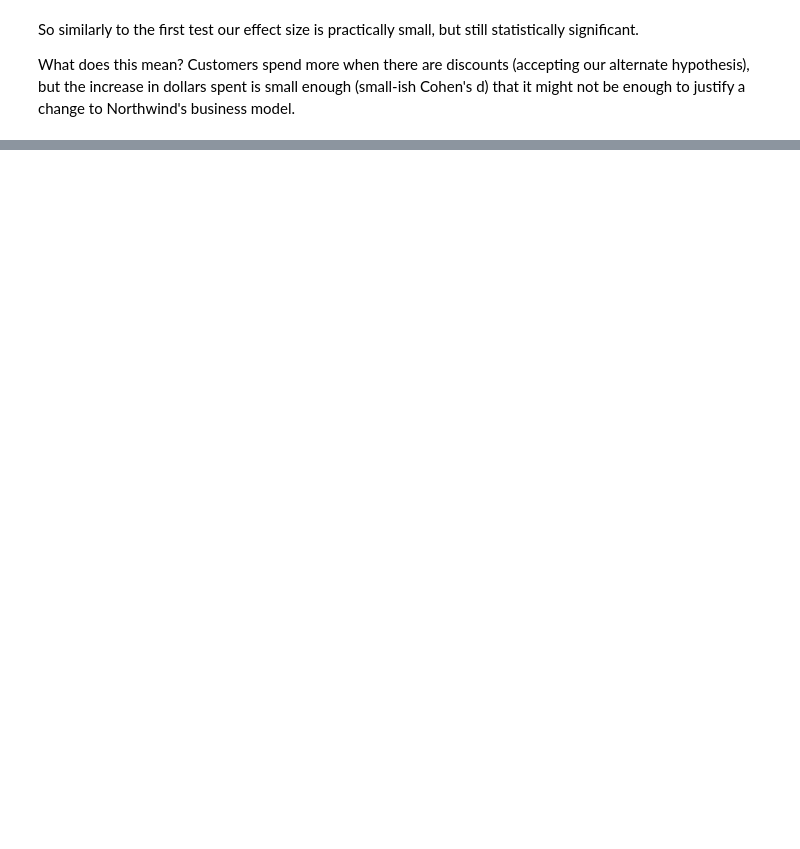
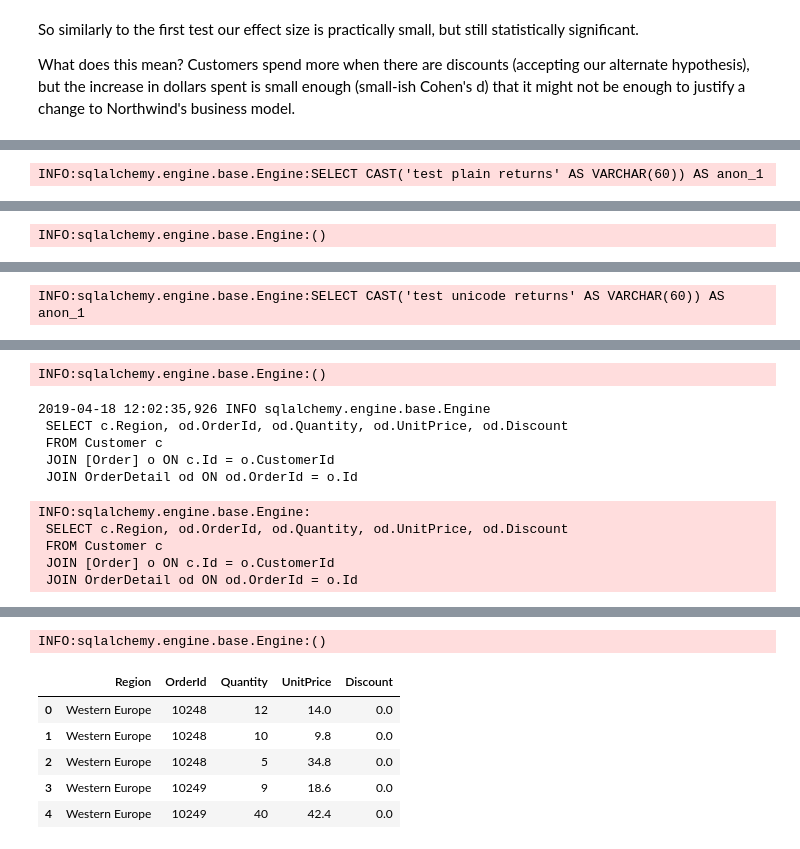
Before and after one commit to MissAle17/dsc-2-final-project-online-ds-sp-000, a Jupyter notebook: Module2.ipynb, the cells around one changed output, grey strips where cells are left out. Saved outputs shown, nothing was run; the diff lists cells and outputs as text; code cells hidden in the pictures; blank space fills up the shorter version.

Commit message:
Check 11

```diff
--- a/Module2.ipynb
+++ b/Module2.ipynb
@@ -377,0 +388,24 @@ Let's take a look then at some different parts of the database that will require
+# %%
+# Extracting the data required as a pandas dataframe using a SQL query this time from SQLalchemy
+
+#importing SQLAlchemy
+from sqlalchemy import create_engine
+from sqlalchemy.orm import Session, sessionmaker
+
+# Creating a new engine and connecting to the database using the SQLAlchemy library (instead of SQLite3)
+engine = create_engine('sqlite:///Northwind_small.sqlite', echo=True)
+Session = sessionmaker(bind=engine)
+session = Session()
+con = engine.connect()
+
+# Extracting the data into a pandas dataframe
+df3 = pd.read_sql_query('''
+ SELECT c.Region, od.OrderId, od.Quantity, od.UnitPrice, od.Discount
+ FROM Customer c
+ JOIN [Order] o ON c.Id = o.CustomerId
+ JOIN OrderDetail od ON od.OrderId = o.Id
+ ''', engine)
+
+#checking our dataframe
+df3.head()
+# %% [output]
@@ -377,0 +413 @@ Let's take a look then at some different parts of the database that will require
+INFO:sqlalchemy.engine.base.Engine:SELECT CAST('test plain returns' AS VARCHAR(60)) AS anon_1
@@ -377,0 +415 @@ Let's take a look then at some different parts of the database that will require
+INFO:sqlalchemy.engine.base.Engine:()
@@ -377,0 +417 @@ Let's take a look then at some different parts of the database that will require
+INFO:sqlalchemy.engine.base.Engine:SELECT CAST('test unicode returns' AS VARCHAR(60)) AS anon_1
@@ -377,0 +419,11 @@ Let's take a look then at some different parts of the database that will require
+INFO:sqlalchemy.engine.base.Engine:()
+2019-04-18 12:02:35,926 INFO sqlalchemy.engine.base.Engine
+ SELECT c.Region, od.OrderId, od.Quantity, od.UnitPrice, od.Discount
+ FROM Customer c
+ JOIN [Order] o ON c.Id = o.CustomerId
+ JOIN OrderDetail od ON od.OrderId = o.Id
+INFO:sqlalchemy.engine.base.Engine:
+ SELECT c.Region, od.OrderId, od.Quantity, od.UnitPrice, od.Discount
+ FROM Customer c
+ JOIN [Order] o ON c.Id = o.CustomerId
+ JOIN OrderDetail od ON od.OrderId = o.Id
@@ -377,0 +431,7 @@ Let's take a look then at some different parts of the database that will require
+INFO:sqlalchemy.engine.base.Engine:()
+|  | Region | OrderId | Quantity | UnitPrice | Discount |
+| 0 | Western Europe | 10248 | 12 | 14.0 | 0.0 |
+| 1 | Western Europe | 10248 | 10 | 9.8 | 0.0 |
+| 2 | Western Europe | 10248 | 5 | 34.8 | 0.0 |
+| 3 | Western Europe | 10249 | 9 | 18.6 | 0.0 |
+| 4 | Western Europe | 10249 | 40 | 42.4 | 0.0 |
```
Also changed, not shown: parts of 11 cells of this notebook.
